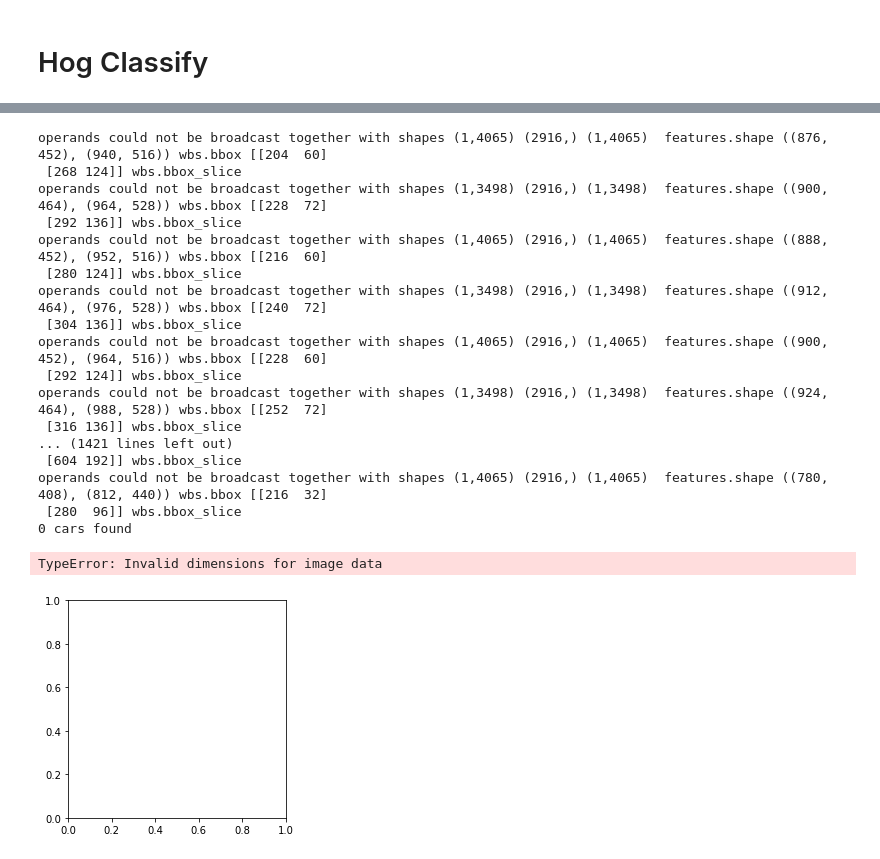
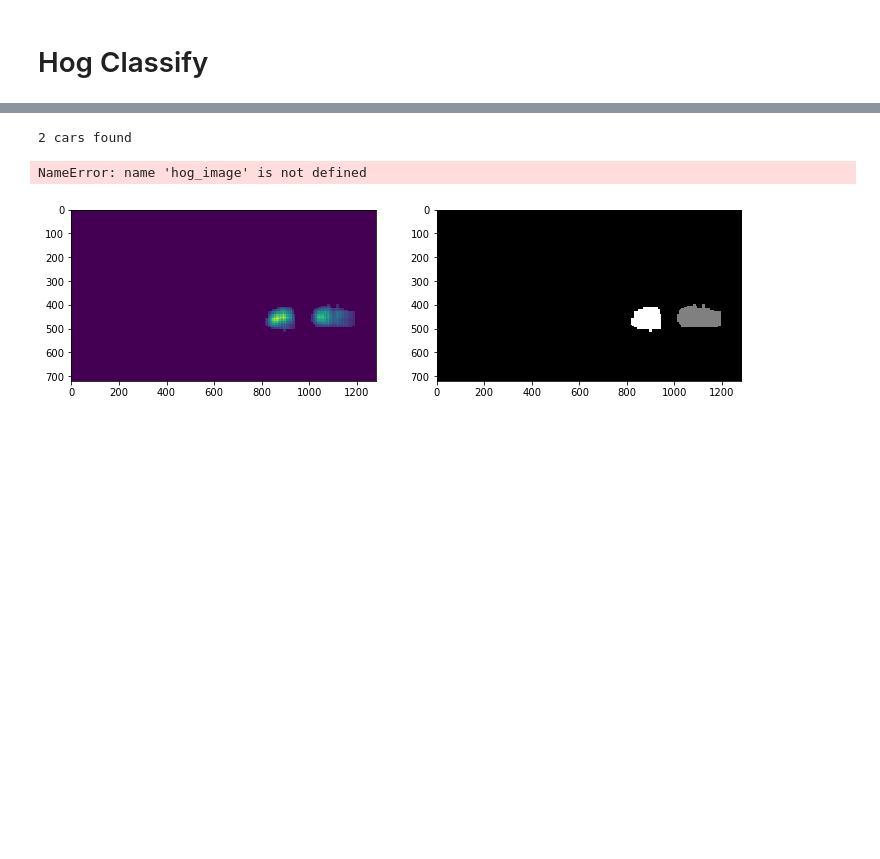
Before and after one commit to hortovanyi/udacity-vehicle-detection-project, a Jupyter notebook: Data Exploration.ipynb, the cells around one changed output, grey strips where cells are left out. Cells and saved outputs as stored; diff of their text form; code cells hidden in the pictures; blank space fills up the shorter version.

```diff
--- a/Data Exploration.ipynb
+++ b/Data Exploration.ipynb
@@ -226,10 +230,10 @@ cars = car_images
 notcars = not_car_images
 
 colorspace = 'YCrCb' # Can be BGR, HSV, LUV, HLS, YUV, YCrCb
-orient = 9
-pix_per_cell = 8
-cell_per_block = 3
-hog_channel = 0 # Can be 0, 1, 2, or "ALL"
+orient = 32
+pix_per_cell = 16
+cell_per_block = 2
+hog_channel = 'ALL' # Can be 0, 1, 2, or "ALL"
 
 t=time.time()
 car_features = extract_hog_features(cars, cspace=colorspace, orient=orient,
@@ -343,15 +348,15 @@ def window_test(images=fixed(vimages), i:(0,len(vimages)-1)=0,
 # %%
 # initialise an object to contain common parameters
 color_space = 'YCrCb' # Can be BGR, HSV, LUV, HLS, YUV, YCrCb
-orient = 9  # HOG orientations
-pix_per_cell = 8 # HOG pixels per cell
-cell_per_block = 3 # HOG cells per block
-hog_channel = 0 # Can be 0, 1, 2, or "ALL"
+orient = 32
+pix_per_cell = 16
+cell_per_block = 2
+hog_channel = 'ALL' # Can be 0, 1, 2, or "ALL"
 spatial_size = (32, 32) # Spatial binning dimensions
 hist_bins = 32    # Number of histogram bins
 hist_range = (0,256)
 spatial_feat = False # Spatial features on or off
-hist_feat = True # Histogram features on or off
+hist_feat = False # Histogram features on or off
 hog_feat = True # HOG features on or off
 
 
@@ -471,56 +491,40 @@ def hot_windows_test(images=fixed(vimages), i:(0,len(vimages)-1)=0):
     #return arr2img(vehicle_detection.result)
 
     fig = plt.figure(figsize=(12,4))
-    plt.subplot(121)
+    plt.subplot(122)
     labels = vehicle_detection.labels
     print(labels[1], 'cars found')
-    plt.imshow(labels[0], cmap='gray')
-    plt.subplot(122)
+    plt.imshow(labels[0][0], cmap='gray')
+    plt.subplot(121)
     heatmap = vehicle_detection.heatmap
     plt.imshow(heatmap)
     #sns.heatmap(heatmap)
     #sns.xticklabels = False
     plt.show
 
     #plt.imshow(heatmap)
 
 #     return arr2img(vehicle_detection.result_decorated)
 #     return arr2img(vehicle_detection.heatmap_decorated)
 #    camera_image=CameraImage(images[i])
 #    window_boxes=WindowBoxes(camera_image.height, camera_image.width)
 #     image=camera_image.image_bottom
 #     print(camera_image.image_bottom.shape)
 #     print(camera_image.hog_features(search_params))
 #     features,hog_image = camera_image.hog_channel_features(image[:,:,2],search_params,vis=True,feature_vec=True)
 #     print(features.shape)
 #     return arr2img(hog_image)
     #hot_windows=hot_windows_search(camera_image, window_boxes, search_params)
     #window_img = draw_boxes(camera_image.rgb, hot_windows, color=(0, 0, 255), thick=2)
 
 #     image=CameraImage.slice_bounding_box_shape_resize_64x64(camera_image, window_boxes, shape)
 #     features,hog_image = camera_image.hog_channel_features(image[:,:,2],search_params,vis=True,feature_vec=True)
 #     print(window_boxes.bounding_box(shape), window_boxes.resize_64x64_ratio(shape), img.shape)
-#     return arr2img(hog_image)
+    return arr2img(vehicle_detection.hog_image)
 # %% [output]
-operands could not be broadcast together with shapes (1,4065) (2916,) (1,4065)  features.shape ((876, 452), (940, 516)) wbs.bbox [[204  60]
- [268 124]] wbs.bbox_slice
-operands could not be broadcast together with shapes (1,3498) (2916,) (1,3498)  features.shape ((900, 464), (964, 528)) wbs.bbox [[228  72]
- [292 136]] wbs.bbox_slice
-operands could not be broadcast together with shapes (1,4065) (2916,) (1,4065)  features.shape ((888, 452), (952, 516)) wbs.bbox [[216  60]
- [280 124]] wbs.bbox_slice
-operands could not be broadcast together with shapes (1,3498) (2916,) (1,3498)  features.shape ((912, 464), (976, 528)) wbs.bbox [[240  72]
- [304 136]] wbs.bbox_slice
-operands could not be broadcast together with shapes (1,4065) (2916,) (1,4065)  features.shape ((900, 452), (964, 516)) wbs.bbox [[228  60]
- [292 124]] wbs.bbox_slice
-operands could not be broadcast together with shapes (1,3498) (2916,) (1,3498)  features.shape ((924, 464), (988, 528)) wbs.bbox [[252  72]
- [316 136]] wbs.bbox_slice
-... (1421 lines left out)
- [604 192]] wbs.bbox_slice
-operands could not be broadcast together with shapes (1,4065) (2916,) (1,4065)  features.shape ((780, 408), (812, 440)) wbs.bbox [[216  32]
- [280  96]] wbs.bbox_slice
-0 cars found
+2 cars found
-TypeError: Invalid dimensions for image data
+NameError: name 'hog_image' is not defined
-[figure, old version]
+[figure, new version]
 # %%
 loop = asyncio.new_event_loop()
 asyncio.set_event_loop(loop)
```
Also changed, not shown: parts of 13 cells of this notebook, 6 other files.
